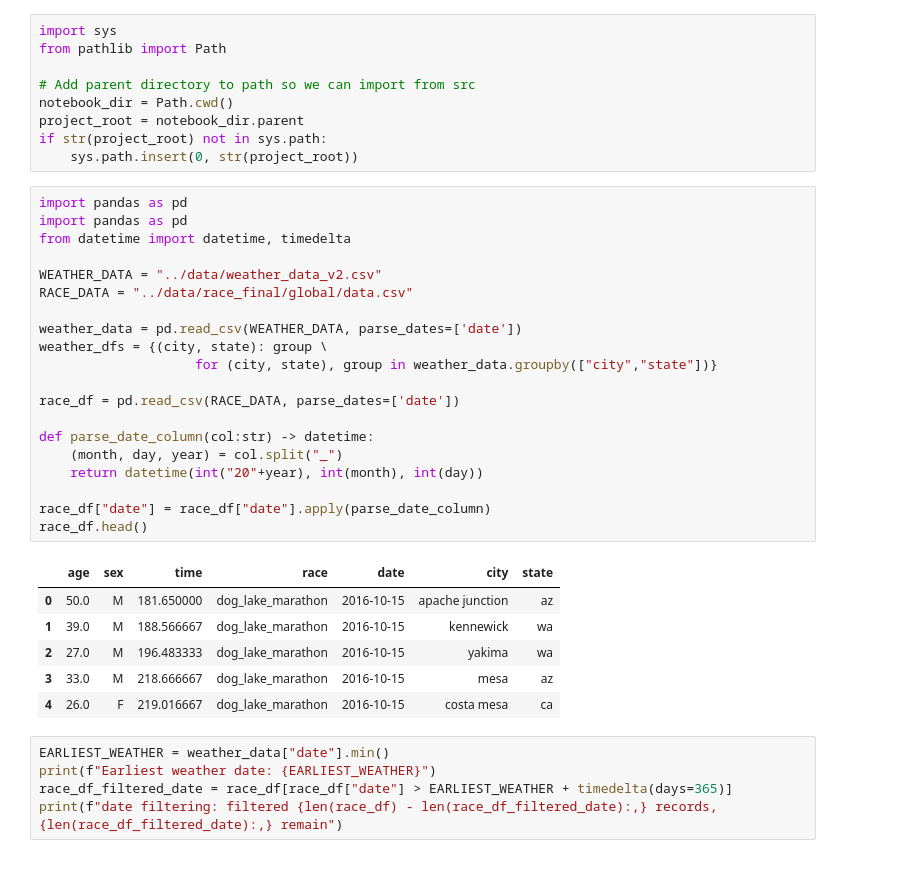
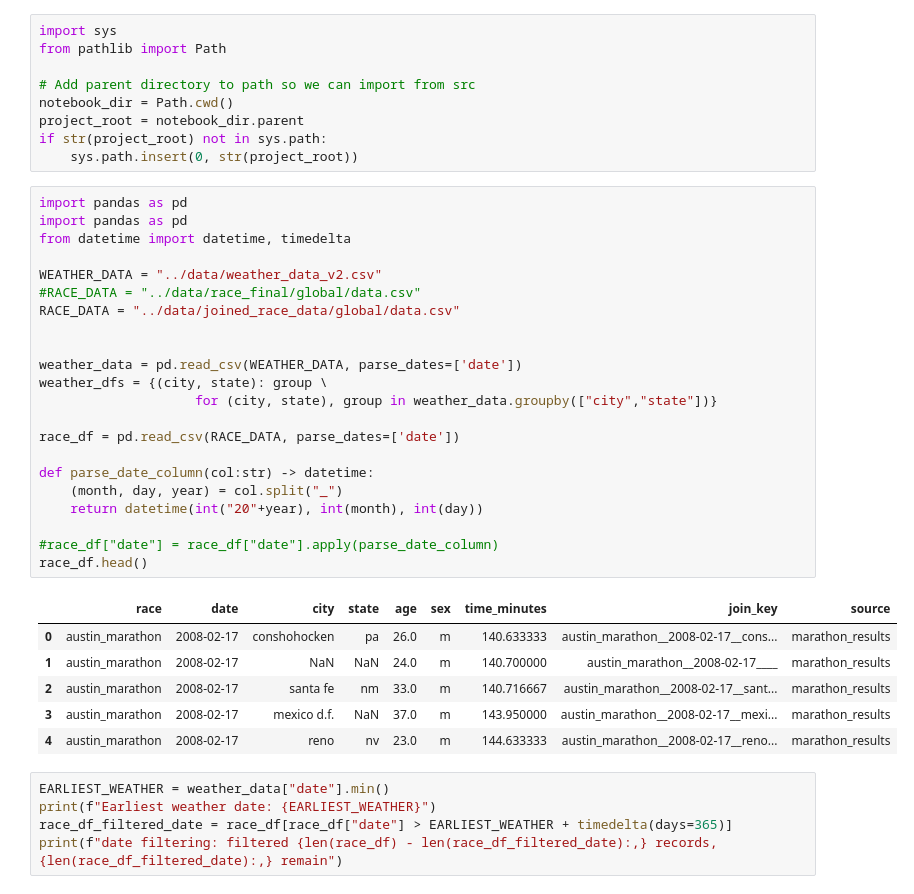
Before and after one commit to sirpthatch/analysis, a Jupyter notebook: projects/marathon_results/notebooks/map_weather_features.ipynb, the cells around one changed output. Saved outputs shown, nothing was run; the diff lists cells and outputs as text.

Commit message:
finishing analysis of marathon weather

```diff
--- a/projects/marathon_results/notebooks/map_weather_features.ipynb
+++ b/projects/marathon_results/notebooks/map_weather_features.ipynb
@@ -10,30 +10,32 @@ if str(project_root) not in sys.path:
 # %%
 import pandas as pd
 import pandas as pd
 from datetime import datetime, timedelta
 
 WEATHER_DATA = "../data/weather_data_v2.csv"
-RACE_DATA = "../data/race_final/global/data.csv"
+#RACE_DATA = "../data/race_final/global/data.csv"
+RACE_DATA = "../data/joined_race_data/global/data.csv"
+
 
 weather_data = pd.read_csv(WEATHER_DATA, parse_dates=['date'])
 weather_dfs = {(city, state): group \
                     for (city, state), group in weather_data.groupby(["city","state"])}
 
 race_df = pd.read_csv(RACE_DATA, parse_dates=['date'])
 
 def parse_date_column(col:str) -> datetime:
     (month, day, year) = col.split("_")
     return datetime(int("20"+year), int(month), int(day))
 
-race_df["date"] = race_df["date"].apply(parse_date_column)
+#race_df["date"] = race_df["date"].apply(parse_date_column)
 race_df.head()
 # %% [output]
-|  | age | sex | time | race | date | city | state |
-| 0 | 50.0 | M | 181.650000 | dog_lake_marathon | 2016-10-15 | apache junction | az |
-| 1 | 39.0 | M | 188.566667 | dog_lake_marathon | 2016-10-15 | kennewick | wa |
-| 2 | 27.0 | M | 196.483333 | dog_lake_marathon | 2016-10-15 | yakima | wa |
-| 3 | 33.0 | M | 218.666667 | dog_lake_marathon | 2016-10-15 | mesa | az |
-| 4 | 26.0 | F | 219.016667 | dog_lake_marathon | 2016-10-15 | costa mesa | ca |
+|  | race | date | city | state | age | sex | time_minutes | join_key | source |
+| 0 | austin_marathon | 2008-02-17 | conshohocken | pa | 26.0 | m | 140.633333 | austin_marathon__2008-02-17__cons... | marathon_results |
+| 1 | austin_marathon | 2008-02-17 | NaN | NaN | 24.0 | m | 140.700000 | austin_marathon__2008-02-17____ | marathon_results |
+| 2 | austin_marathon | 2008-02-17 | santa fe | nm | 33.0 | m | 140.716667 | austin_marathon__2008-02-17__sant... | marathon_results |
+| 3 | austin_marathon | 2008-02-17 | mexico d.f. | NaN | 37.0 | m | 143.950000 | austin_marathon__2008-02-17__mexi... | marathon_results |
+| 4 | austin_marathon | 2008-02-17 | reno | nv | 23.0 | m | 144.633333 | austin_marathon__2008-02-17__reno... | marathon_results |
 # %%
 EARLIEST_WEATHER = weather_data["date"].min()
 print(f"Earliest weather date: {EARLIEST_WEATHER}")
```
Also changed, not shown: parts of 4 cells of this notebook, 39 other files.
